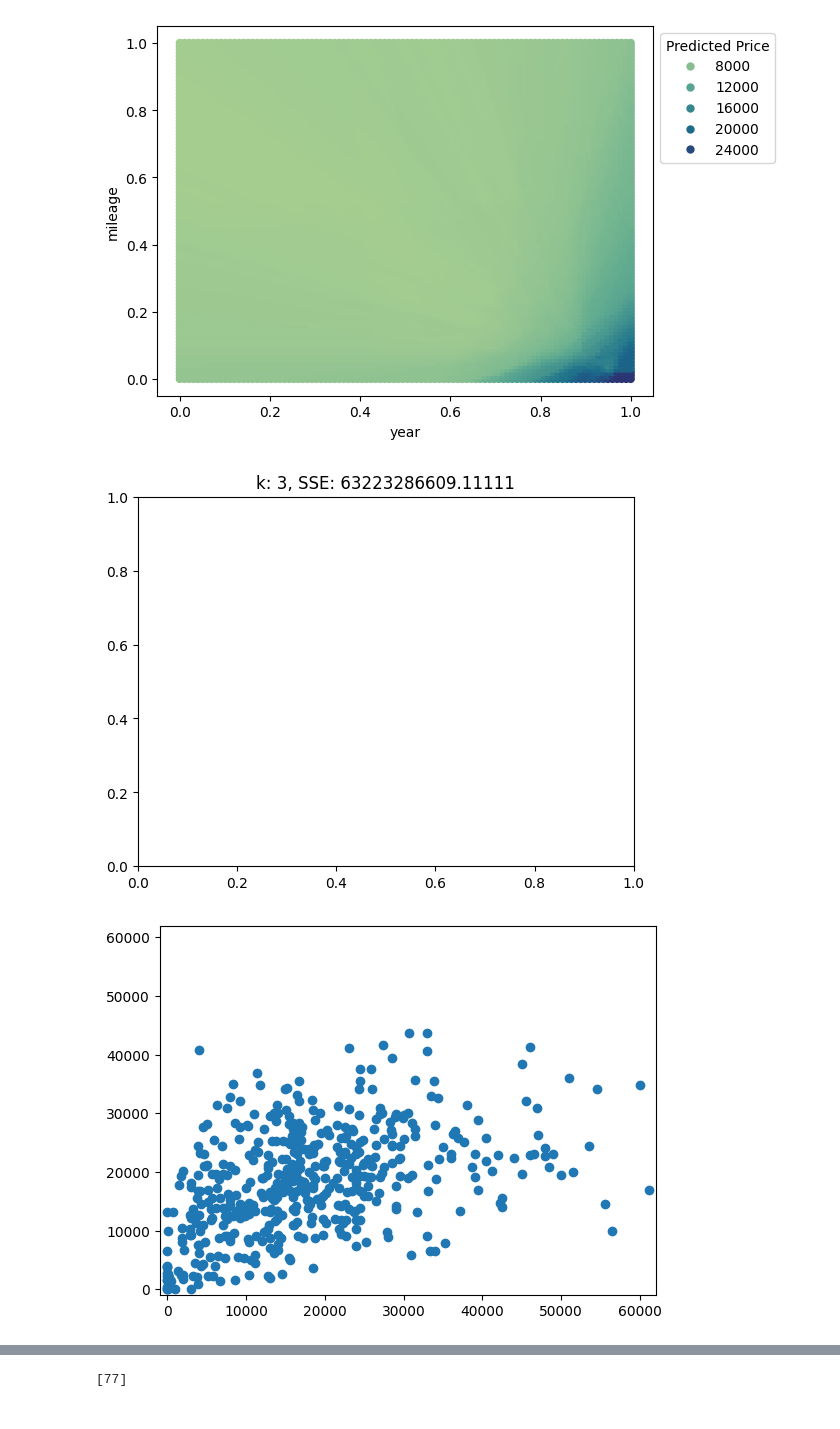
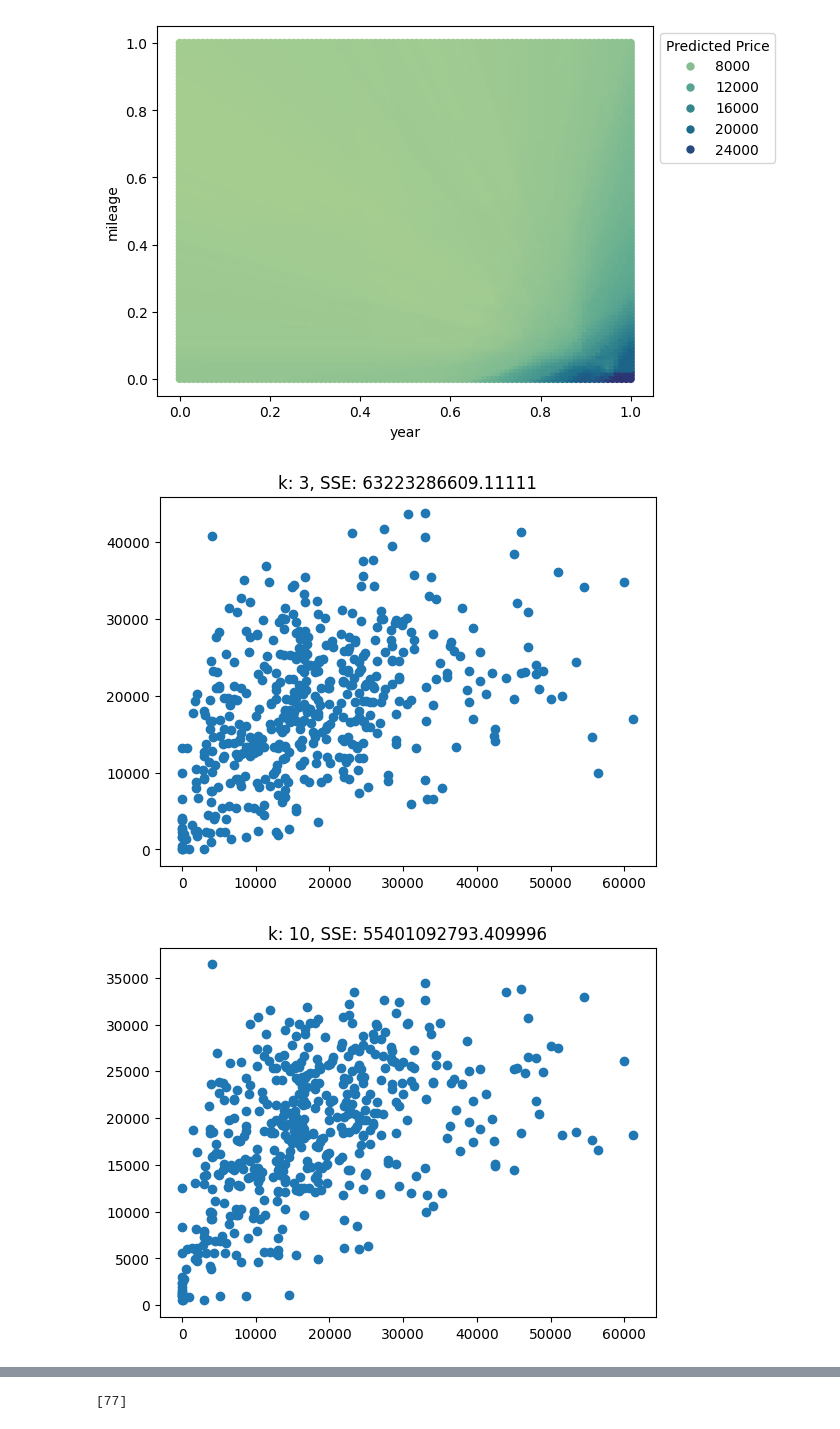
Before and after one commit to cann-emma/fork-knn, a Jupyter notebook: assignment_knn.ipynb, the cells around one changed output, grey strips where cells are left out. Drawn from its saved outputs; the diff is of its cells as text; code cells hidden in the pictures.

```diff
--- a/assignment_knn.ipynb
+++ b/assignment_knn.ipynb
@@ -105,17 +105,16 @@ def statics(k=3,data=cars): # This function replicates our previous work, with k
 # %%
 SSE = {}
 for k in [3,10,25,50,100,300]:
   model = KNeighborsRegressor(n_neighbors=k)
   model = model.fit(X_train,y_train)
   y_hat = model.predict(X_test)
   SSE[k] = np.sum( (y_test-y_hat)**2 )
 
   plt.title('k: '+str(k)+', SSE: '+str(SSE[k]))
-  plot, axes = plt.subplots()
   plt.scatter(y_test,y_hat)
   axes.set_ylim(-1000, 62000)
   axes.set_xlim(-1000, 62000)
   plt.show()
 # %% [output]
-[figure, old version]
+[figure, new version]
-[figure, old version]
+[figure, new version]
```
Also changed, not shown: parts of 2 cells of this notebook.
